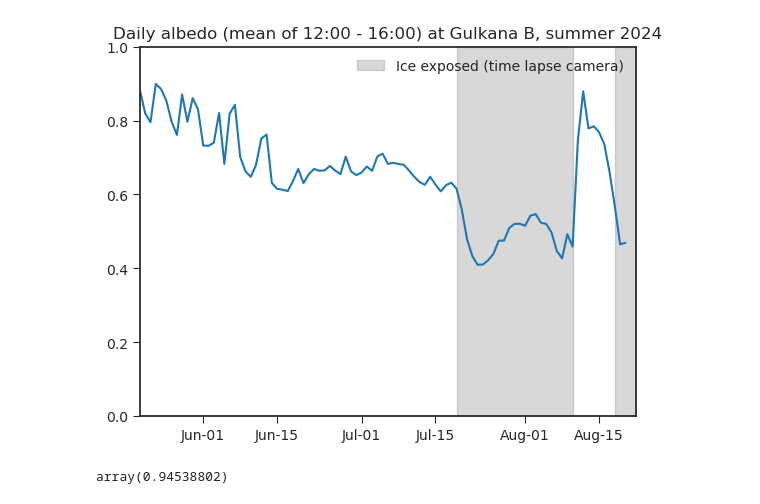
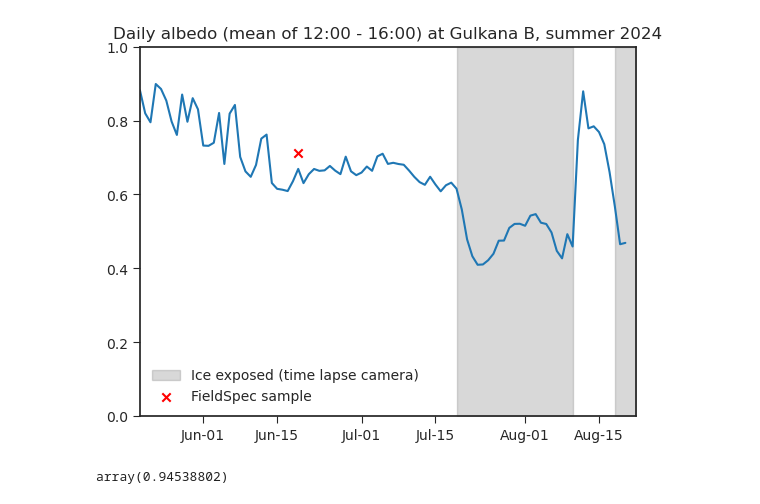
Before and after one commit to clairevwilson/PyGEM-EB, a Jupyter notebook: pygem_eb/processing/ebplotting.ipynb, the cells around one changed output. Drawn from its saved outputs; the diff is of its cells as text; code cells hidden in the pictures.

```diff
--- a/pygem_eb/processing/ebplotting.ipynb
+++ b/pygem_eb/processing/ebplotting.ipynb
@@ -9,31 +9,31 @@ import matplotlib as mpl
 from plotting_fxns import *
 # %%
 df = pd.read_csv('/home/claire/research/climate_data/AWS/Preprocessed/CLAWS_2024.csv',index_col=0)
-df.index = pd.to_datetime(df.index) - pd.Timedelta(hours=8)
+df.index = pd.to_datetime(df.index) # - pd.Timedelta(hours=8)
 df['albedo'] = df['SWout'] / df['SWin']
 daily_albedo = []
-dates = pd.date_range('2023-05-20','2023-08-22',freq='d')
+dates = pd.date_range('2024-05-20','2024-08-22',freq='d')
 for date in dates:
     start = pd.to_datetime(str(date.date())+' 12:00')
     end = pd.to_datetime(str(date.date())+' 16:00')
     # print(df.loc[start:end,'albedo'].values)
     daily_albedo.append(np.mean(df.loc[start:end,'albedo']))
 y = np.arange(0,1.1,0.1)
 fig,ax = plt.subplots()
-ax.fill_betweenx(y,[pd.to_datetime('2023-08-10')],[pd.to_datetime('2023-07-19')],color='grey',alpha=0.3,label='Ice exposed (time lapse camera)')
-ax.fill_betweenx(y,[pd.to_datetime('2023-08-18')],[pd.to_datetime('2023-08-22')],color='grey',alpha=0.3)
+ax.fill_betweenx(y,[pd.to_datetime('2024-08-10')],[pd.to_datetime('2024-07-19')],color='grey',alpha=0.3,label='Ice exposed (time lapse camera)')
+ax.fill_betweenx(y,[pd.to_datetime('2024-08-18')],[pd.to_datetime('2024-08-22')],color='grey',alpha=0.3)
 ax.plot(dates,daily_albedo)
+ax.scatter(pd.to_datetime('2024-06-19'),0.7123,marker='x',color='red',label='FieldSpec sample')
 ax.set_xlim(dates[0],dates[-1])
 ax.set_ylim(0,1)
 ax.legend()
 ax.xaxis.set_major_formatter(mpl.dates.DateFormatter('%b-%d'))
 ax.set_title('Daily albedo (mean of 12:00 - 16:00) at Gulkana B, summer 2024')
-
 plt.tick_params(size=5)
-# plt.savefig('/home/claire/research/climate_data/AWS/gulkana_albedo_2024.png',dpi=150)
+plt.savefig('/home/claire/research/climate_data/AWS/gulkana_albedo_2024.png',dpi=150)
 plt.show()
 # %% [output]
-[figure, old version]
+[figure, new version]
 # %%
 ds = xr.open_dataset('~/research/climate_data/MERRA2/merra2_to_ukesm_conversion_map_MERRAgrid.nc').sel(lat=63.5,lon=-145.625)
 ds['month'] = (['time'],pd.to_datetime(ds['time'].values).month)
```
Also changed, not shown: 6 other files.
